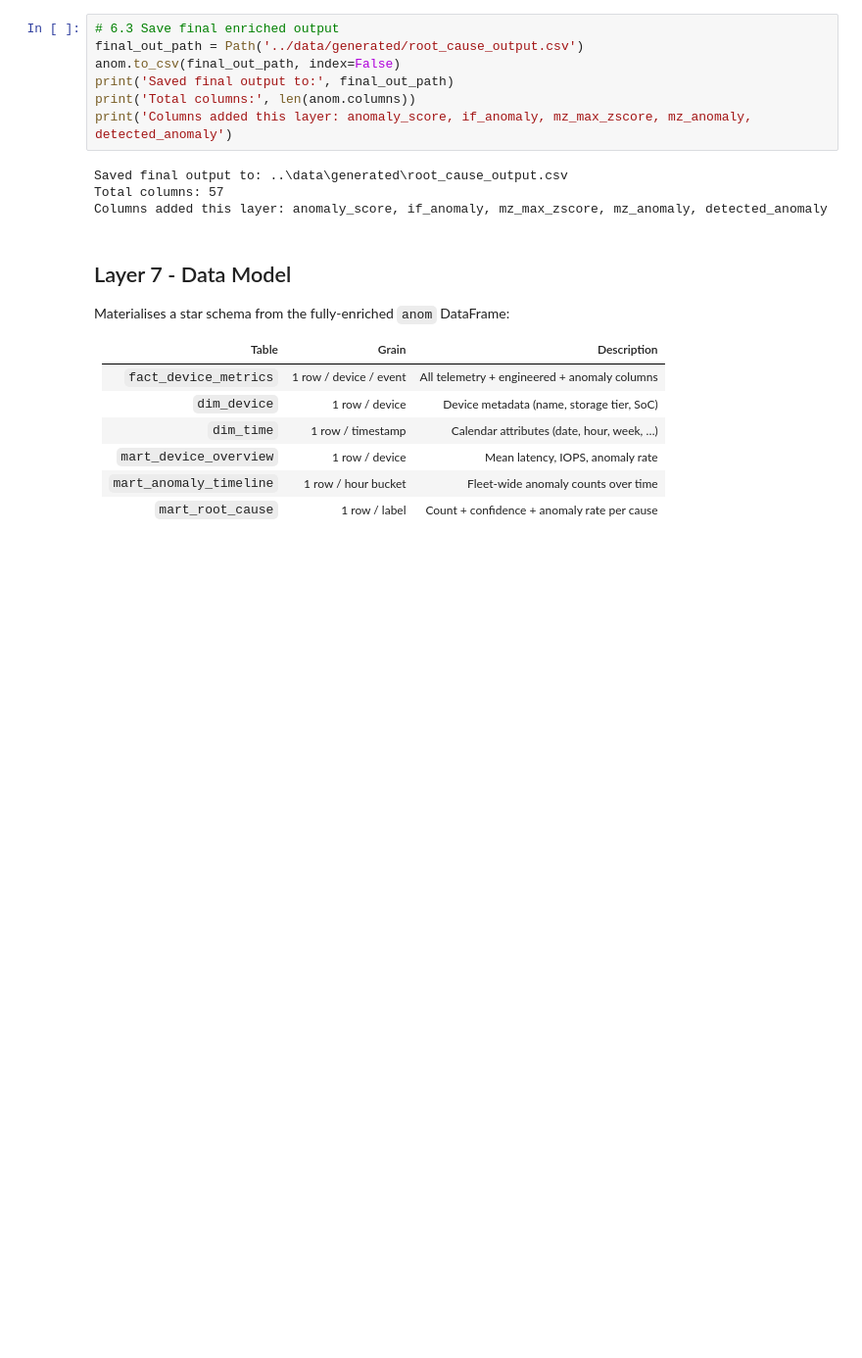
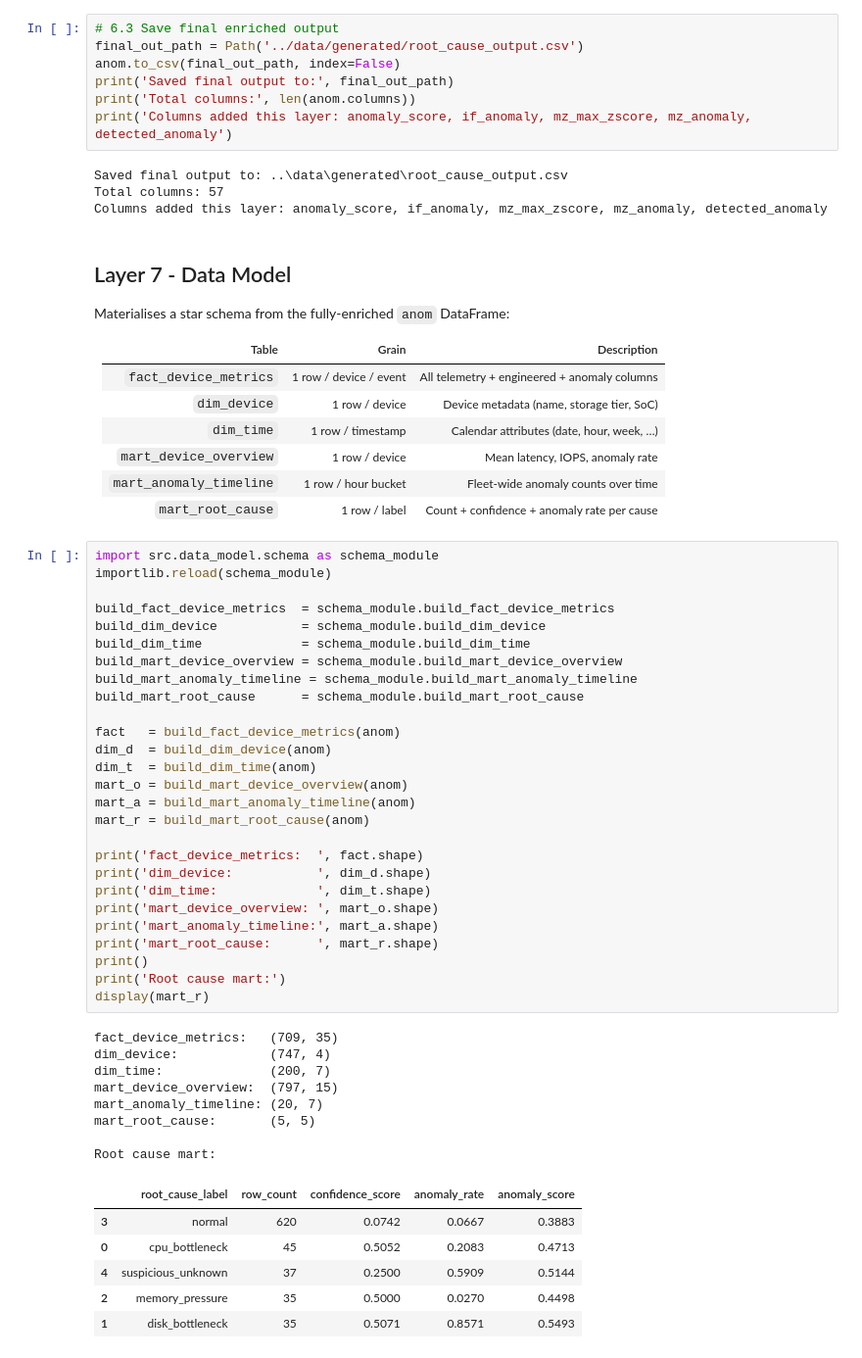
Before and after one commit to Rakesh9759/SSD_Analytics, a Jupyter notebook: notebooks/04_validation_profiling_detection.ipynb, the cells around one changed output. Shown at 98% size. Drawn from its saved outputs; the diff is of its cells as text; blank space fills up the shorter version.

```diff
--- a/notebooks/04_validation_profiling_detection.ipynb
+++ b/notebooks/04_validation_profiling_detection.ipynb
@@ -638,3 +638,45 @@ Materialises a star schema from the fully-enriched `anom` DataFrame:
 | `mart_device_overview` | 1 row / device | Mean latency, IOPS, anomaly rate |
 | `mart_anomaly_timeline` | 1 row / hour bucket | Fleet-wide anomaly counts over time |
 | `mart_root_cause` | 1 row / label | Count + confidence + anomaly rate per cause |
+# %%
+import src.data_model.schema as schema_module
+importlib.reload(schema_module)
+
+build_fact_device_metrics  = schema_module.build_fact_device_metrics
+build_dim_device           = schema_module.build_dim_device
+build_dim_time             = schema_module.build_dim_time
+build_mart_device_overview = schema_module.build_mart_device_overview
+build_mart_anomaly_timeline = schema_module.build_mart_anomaly_timeline
+build_mart_root_cause      = schema_module.build_mart_root_cause
+
+fact   = build_fact_device_metrics(anom)
+dim_d  = build_dim_device(anom)
+dim_t  = build_dim_time(anom)
+mart_o = build_mart_device_overview(anom)
+mart_a = build_mart_anomaly_timeline(anom)
+mart_r = build_mart_root_cause(anom)
+
+print('fact_device_metrics:  ', fact.shape)
+print('dim_device:           ', dim_d.shape)
+print('dim_time:             ', dim_t.shape)
+print('mart_device_overview: ', mart_o.shape)
+print('mart_anomaly_timeline:', mart_a.shape)
+print('mart_root_cause:      ', mart_r.shape)
+print()
+print('Root cause mart:')
+display(mart_r)
+# %% [output]
+fact_device_metrics:   (709, 35)
+dim_device:            (747, 4)
+dim_time:              (200, 7)
+mart_device_overview:  (797, 15)
+mart_anomaly_timeline: (20, 7)
+mart_root_cause:       (5, 5)
+
+Root cause mart:
+|  | root_cause_label | row_count | confidence_score | anomaly_rate | anomaly_score |
+| 3 | normal | 620 | 0.0742 | 0.0667 | 0.3883 |
+| 0 | cpu_bottleneck | 45 | 0.5052 | 0.2083 | 0.4713 |
+| 4 | suspicious_unknown | 37 | 0.2500 | 0.5909 | 0.5144 |
+| 2 | memory_pressure | 35 | 0.5000 | 0.0270 | 0.4498 |
+| 1 | disk_bottleneck | 35 | 0.5071 | 0.8571 | 0.5493 |
```
Also changed, not shown: parts of 1 cell of this notebook, 3 other files.
